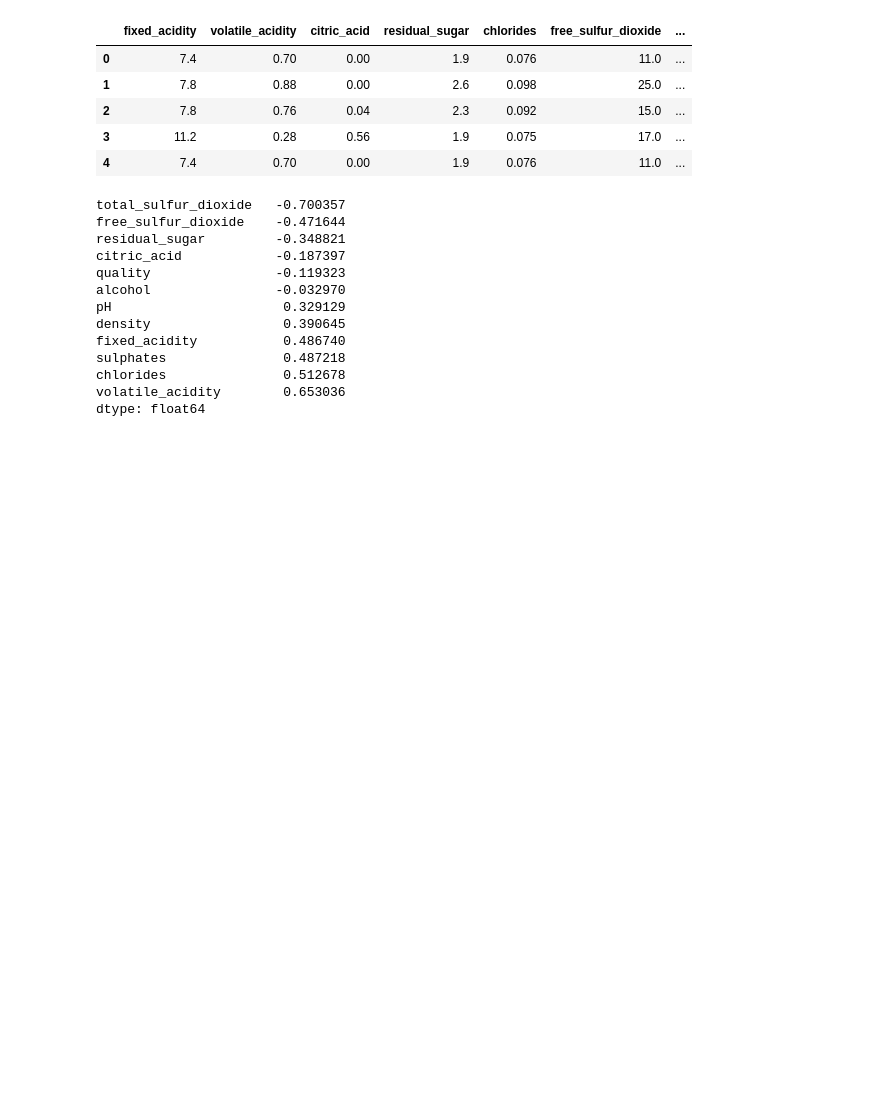
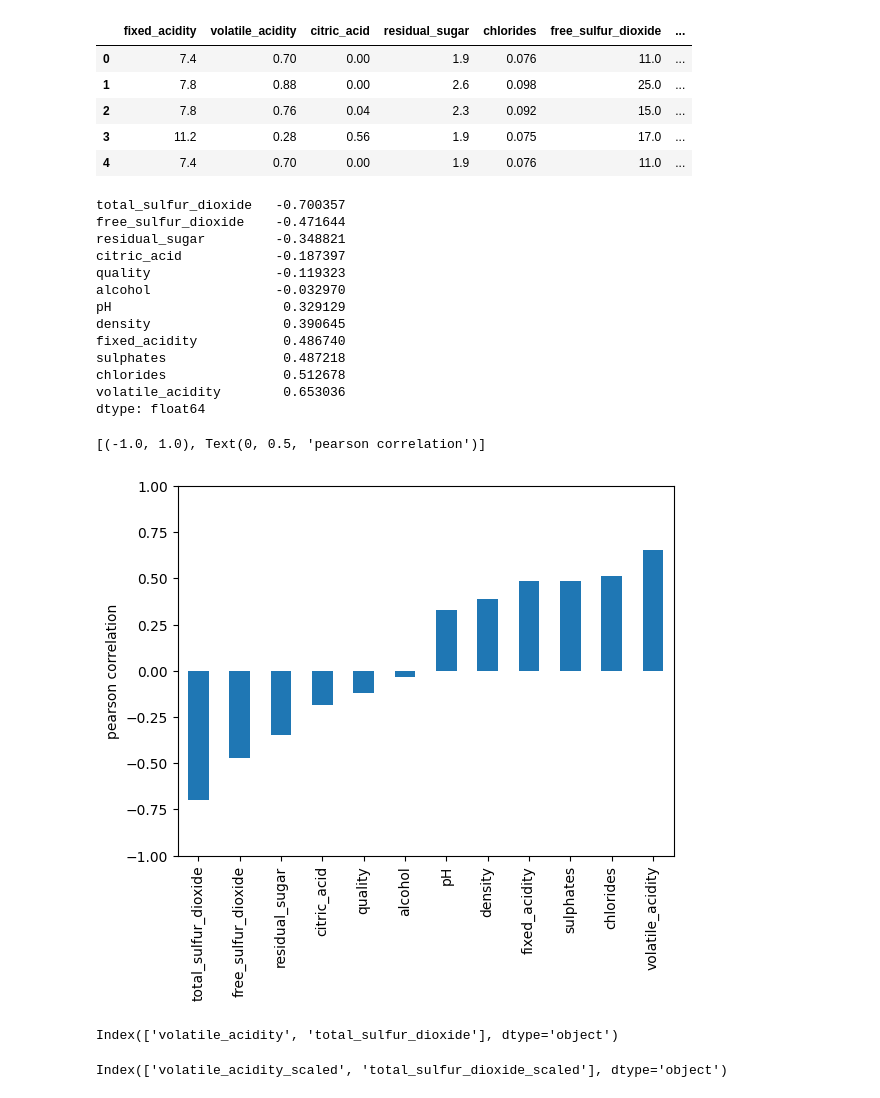
Before and after one commit to Mark-Barbaric/IBM_Machine_Learning_Certificate, a Jupyter notebook: Supervised_Machine_Learning_Classification/week3/svm_demo.ipynb, the cells around one changed output. Cells and saved outputs as stored; diff of their text form; code cells hidden in the pictures; blank space fills up the shorter version.

```diff
--- a/Supervised_Machine_Learning_Classification/week3/svm_demo.ipynb
+++ b/Supervised_Machine_Learning_Classification/week3/svm_demo.ipynb
@@ -47,7 +48,7 @@ Index(['fixed_acidity', 'volatile_acidity', 'citric_acid', 'residual_sugar',
 Y_COLUMN = 'color'
 # %%
 y = data[Y_COLUMN].apply(lambda x : x == 'red').astype(int)
-X = data.drop(Y_COLUMN, axis=1)
+X_full = data.drop(Y_COLUMN, axis=1)
 # %%
 y.head()
 # %% [output]
@@ -74,7 +75,7 @@ X.head()
 | 3 | 11.2 | 0.28 | 0.56 | 1.9 | 0.075 | 17.0 | ... |
 | 4 | 7.4 | 0.70 | 0.00 | 1.9 | 0.076 | 11.0 | ... |
 # %%
-correlations = X.corrwith(y)
+correlations = X_full.corrwith(y)
 correlations.sort_values(inplace=True)
 correlations
 # %% [output]
@@ -92,6 +93,25 @@ chlorides               0.512678
 volatile_acidity        0.653036
 dtype: float64
 # %%
-sns.set_context('talk')
-sns.set_style('white')
-sns.pairplot()
+#sns.set_context('talk')
+#sns.set_style('white')
+#sns.pairplot(data, hue='color')
+# %%
+ax = correlations.plot(kind='bar')
+ax.set(ylim=[-1, 1], ylabel='pearson correlation')
+# %% [output]
+[(-1.0, 1.0), Text(0, 0.5, 'pearson correlation')]
+[figure, added]
+# %%
+fields = correlations.map(abs).sort_values().iloc[-2:].index
+print(fields)
+# %% [output]
+Index(['volatile_acidity', 'total_sulfur_dioxide'], dtype='object')
+# %%
+reduced_X = data[fields]
+scaler = MinMaxScaler()
+scaled_X = scaler.fit_transform(reduced_X)
+X = pd.DataFrame(scaled_X, columns=[f"{col}_scaled" for col in fields])
+X.columns
+# %% [output]
+Index(['volatile_acidity_scaled', 'total_sulfur_dioxide_scaled'], dtype='object')
```
Also changed, not shown: parts of 12 cells of this notebook, 1 other file.
